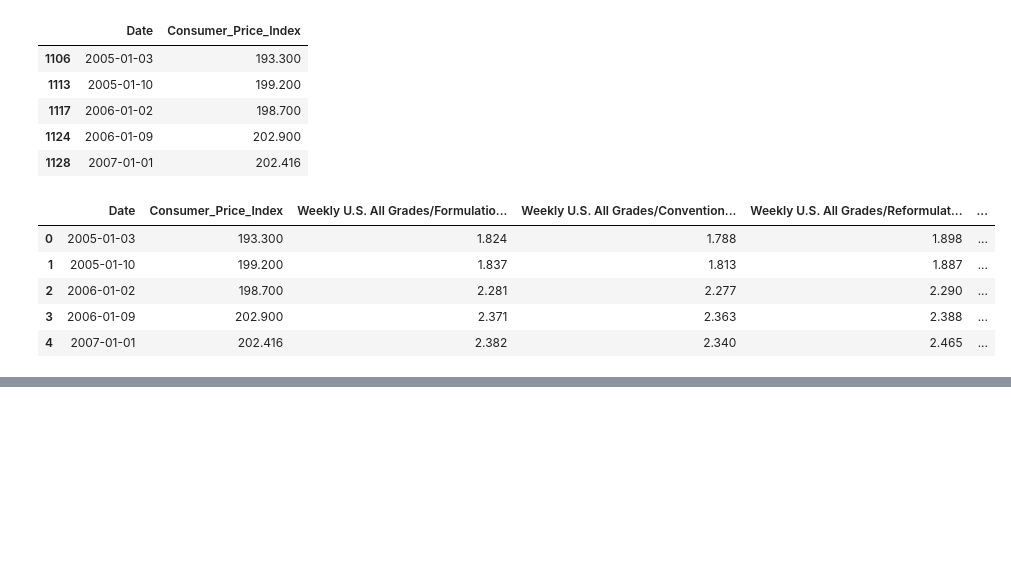
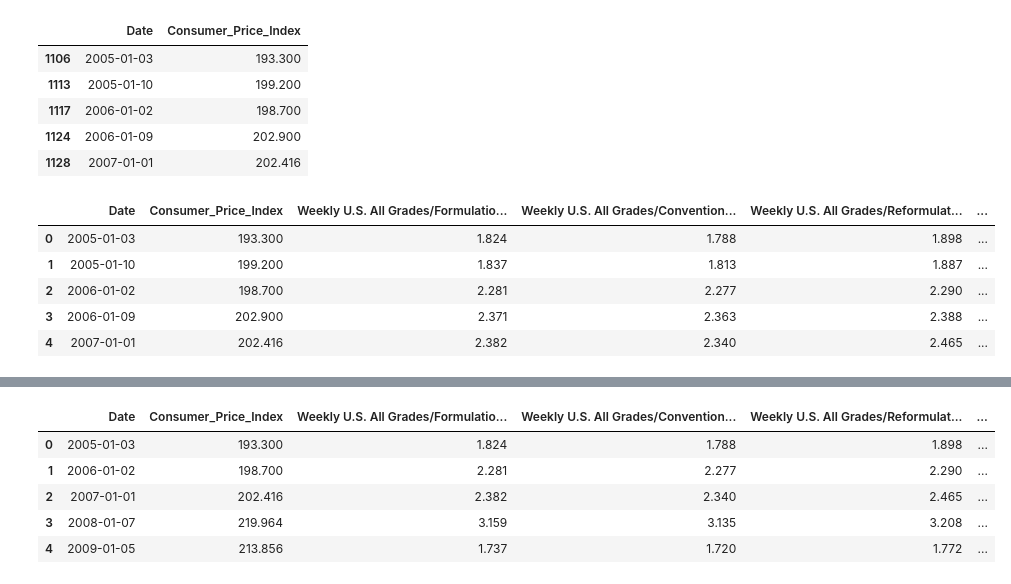
Before and after one commit to lamotteBootcamp/US_inflation_and_gasoline_pricing_SQL, a Jupyter notebook: infl_gas.ipynb, the cells around one changed output, grey strips where cells are left out. Saved outputs shown, nothing was run; the diff lists cells and outputs as text; code cells hidden in the pictures; blank space fills up the shorter version.

```diff
--- a/infl_gas.ipynb
+++ b/infl_gas.ipynb
@@ -167,0 +287,4 @@ gas_inflation_merged__dropna_df
+# %%
+#New column to display percentage change to average of all grades gas prices
+final_gas_infl_df['All Grades/Formulations Percent Change']=final_gas_infl_df['Weekly U.S. All Grades/Formulations Gas Prices'].pct_change(periods=1)
+final_gas_infl_df['All Grades/Formulations Percent Change']
@@ -167,0 +309,3 @@ gas_inflation_merged__dropna_df
+# %%
+final_gas_infl_df['All Grades/Conventional Percent Change']=final_gas_infl_df['Weekly U.S. All Grades/Conventional Gas Prices'].pct_change(periods=1)
+final_gas_infl_df['All Grades/Conventional Percent Change']
@@ -167,0 +330,3 @@ gas_inflation_merged__dropna_df
+# %%
+final_gas_infl_df['All Grades/Reformulated Percent Change']=final_gas_infl_df['Weekly U.S. All Grades/Reformulated Gas Prices'].pct_change(periods=1)
+final_gas_infl_df['All Grades/Reformulated Percent Change']
@@ -167,0 +351,3 @@ gas_inflation_merged__dropna_df
+# %%
+final_gas_infl_df['Regular All Formulations Percent Change']=final_gas_infl_df['Weekly U.S. Regular All Formulations Gas Prices'].pct_change(periods=1)
+final_gas_infl_df['Regular All Formulations Percent Change']
@@ -167,0 +399,9 @@ gas_inflation_merged__dropna_df
+# %%
+final_gas_infl_df.head()
+# %% [output]
+|  | Date | Consumer_Price_Index | Weekly U.S. All Grades/Formulatio... | Weekly U.S. All Grades/Convention... | Weekly U.S. All Grades/Reformulat... | ... |
+| 0 | 2005-01-03 | 193.300 | 1.824 | 1.788 | 1.898 | ... |
+| 1 | 2006-01-02 | 198.700 | 2.281 | 2.277 | 2.290 | ... |
+| 2 | 2007-01-01 | 202.416 | 2.382 | 2.340 | 2.465 | ... |
+| 3 | 2008-01-07 | 219.964 | 3.159 | 3.135 | 3.208 | ... |
+| 4 | 2009-01-05 | 213.856 | 1.737 | 1.720 | 1.772 | ... |
```
Also changed, not shown: parts of 24 cells of this notebook, 9 other files.
